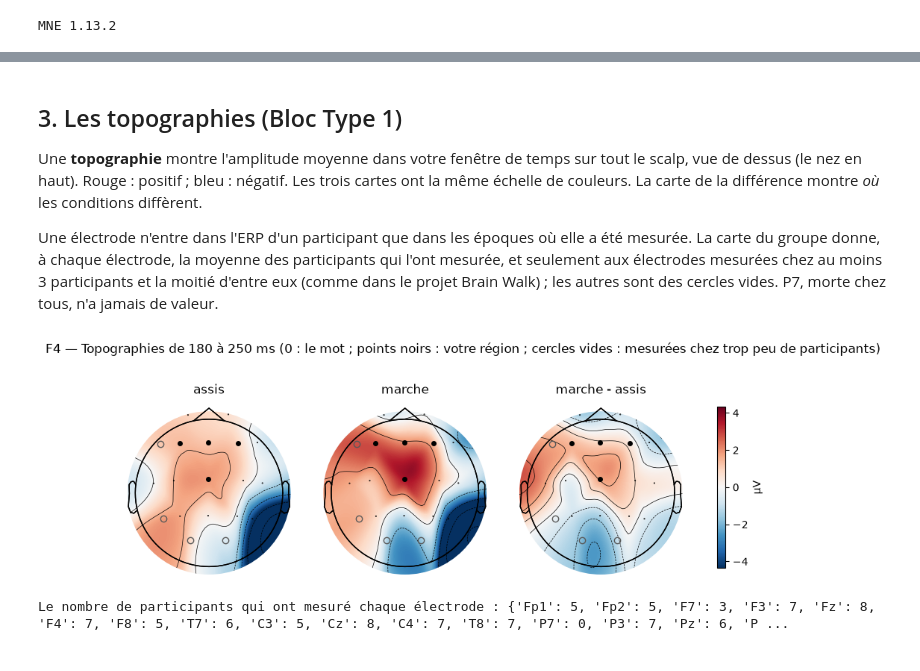
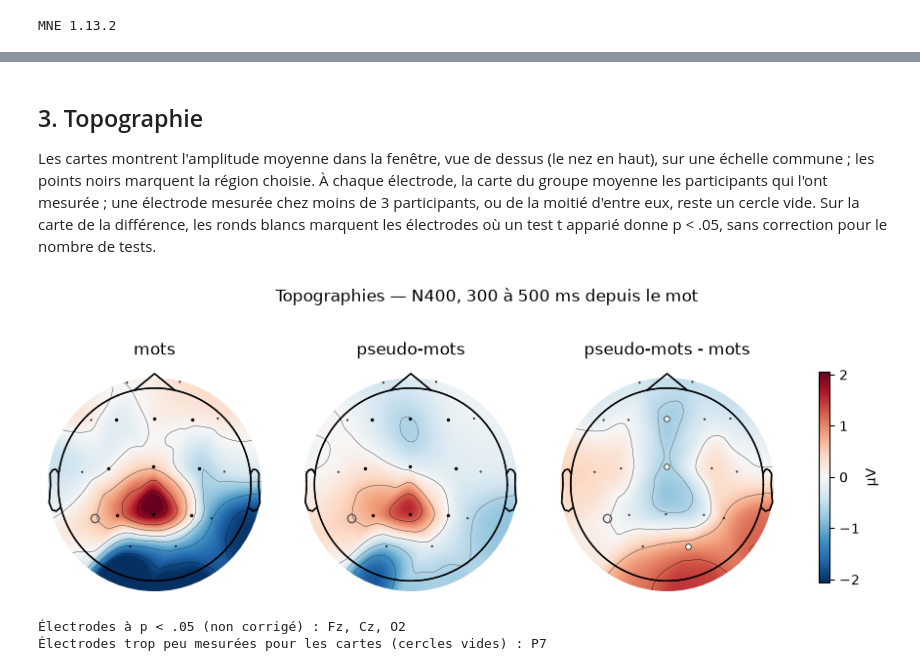
Before and after one commit to thecocolab/PSY2007D-UdeM, a Jupyter notebook: 09_analysis1_lexicaldecision.ipynb, the cells around one changed output, grey strips where cells are left out. Cells and saved outputs as stored; diff of their text form; code cells hidden in the pictures.

```diff
--- a/09_analysis1_lexicaldecision.ipynb
+++ b/09_analysis1_lexicaldecision.ipynb
@@ -400,17 +496,9 @@ P006 laissé de côté : 304 essais assis, 0 essais marche
 # %%
-# ---- F2 : les ERP du groupe dans la région choisie -------------------------------------------------------------------------------
-info_region = mne.create_info(['région'], erp_A[0].info['sfreq'], 'eeg')   # un seul « canal » : la région
-courbes = {cond: [mne.EvokedArray(o[None, :] * 1e-6, info_region, tmin=temps[0]) for o in ondes]   # MNE travaille en volts
-           for cond, ondes in ((COND_A, onde_A), (COND_B, onde_B))}
-figures = mne.viz.plot_compare_evokeds(courbes, picks='région', ci=0.95, colors=COULEURS, show_sensors=False, show=False)
-ax = figures[0].axes[0]
-ax.set_title(f'F2 — ERP du groupe ({len(participants)} participants), moyenne des électrodes mesurées de la région {", ".join(REGION)}')
-haut = ax.get_ylim()[1]
-for nom, composante in COMPOSANTES.items():                  # les fenêtres des composantes qui ont le même zéro, en gris
-    if composante['centre'] == CENTRE:
-        ax.axvspan(*composante['fenetre'], color='0.92', zorder=0)
-        ax.text(np.mean(composante['fenetre']), haut * 0.92, nom, ha='center', fontsize=9)
-ax.axvspan(*FENETRE, color='#ffd27f', alpha=0.6, zorder=0)    # votre fenêtre, en jaune
-ax.set_xlabel(f'temps depuis {ZERO} (s)')
+# ---- F2 : les ERP du groupe ------------------------------------------------------------------------------------------------------
+figure = mne.viz.plot_compare_evokeds({COND_A: onde_A, COND_B: onde_B}, picks='région', ci=0.95, colors=COULEURS, show_sensors=False,
+                                      title=f'ERP du groupe — {NOM}, région {", ".join(REGION)}', show=False)[0]
+ax = figure.axes[0]
+ax.axvspan(*FENETRE, color='0.9', zorder=0)                  # la fenêtre de la composante
+ax.set_xlabel(f'Temps depuis {ZERO} (s)')
 plt.show()
 # %% [output]
@@ -487,38 +556,45 @@ Amas à p < .05 : aucun
 # %% [markdown]
-## 3. Les topographies (Bloc Type 1)
+## 3. Topographie
 
-Une **topographie** montre l'amplitude moyenne dans votre fenêtre de temps sur tout le scalp, vue de dessus (le nez en haut). Rouge : positif ;
-bleu : négatif. Les trois cartes ont la même échelle de couleurs. La carte de la différence montre *où* les conditions diffèrent.
-
-Une électrode n'entre dans l'ERP d'un participant que dans les époques où elle a été mesurée. La carte du groupe donne, à chaque
-électrode, la moyenne des participants qui l'ont mesurée, et seulement aux électrodes mesurées chez au moins 3 participants et la
-moitié d'entre eux (comme dans le projet Brain Walk) ; les autres sont des cercles vides. P7, morte chez tous, n'a jamais de valeur.
+Les cartes montrent l'amplitude moyenne dans la fenêtre, vue de dessus (le nez en haut), sur une échelle commune ; les points noirs marquent
+la région choisie. À chaque électrode, la carte du groupe moyenne les participants qui l'ont mesurée ; une électrode mesurée chez moins de 3
+participants, ou de la moitié d'entre eux, reste un cercle vide. Sur la carte de la différence, les ronds blancs marquent les électrodes où un
+test t apparié donne p < .05, sans correction pour le nombre de tests.
 # %%
-# ---- F4 : les cartes des deux conditions et de leur différence -------------------------------------------------------------------
+# ---- F4 : les topographies -------------------------------------------------------------------------------------------------------
 from matplotlib.colors import ListedColormap                 # une carte de couleurs transparente, pour les cercles vides
-noms_ch = erp_A[0].ch_names
-valeurs_A = np.array([e.copy().crop(*FENETRE).data.mean(axis=1) for e in erp_A]) * 1e6   # participants x électrodes (µV ; NaN : pas mesurée)
-valeurs_B = np.array([e.copy().crop(*FENETRE).data.mean(axis=1) for e in erp_B]) * 1e6
+noms_ch = np.array(erp_A[0].ch_names)
+valeurs_A = np.array([e.copy().crop(*FENETRE).get_data(units='uV').mean(axis=1) for e in erp_A])   # participants x électrodes (µV ; NaN : pas mesurée)
+valeurs_B = np.array([e.copy().crop(*FENETRE).get_data(units='uV').mean(axis=1) for e in erp_B])
 deux = np.isfinite(valeurs_A) & np.isfinite(valeurs_B)       # le participant a mesuré l'électrode dans les deux conditions
-n_mesure = deux.sum(axis=0)                                  # le nombre de participants qui l'ont mesurée
-vue = n_mesure >= max(3, len(participants) / 2)              # la règle du projet : au moins 3 participants, et la moitié d'entre eux
-cartes = [np.array([valeurs[deux[:, j], j].mean() if vue[j] else np.nan for j in range(len(noms_ch))])
-          for valeurs in (valeurs_A, valeurs_B, valeurs_B - valeurs_A)]   # à chaque électrode, la moyenne des participants qui l'ont mesurée
-limite = max(np.nanmax(np.abs(c)) for c in cartes)           # la même échelle pour les trois cartes
-info_vue = mne.pick_info(erp_A[0].info, np.flatnonzero(vue))
+vue = deux.sum(axis=0) >= max(3, len(participants) / 2)      # la règle du projet : au moins 3 participants, et la moitié d'entre eux
+visibles = np.flatnonzero(vue)
+info_vue = mne.pick_info(erp_A[0].info, visibles)
+info_vue['bads'] = []
+# l'ERP du groupe à chaque électrode visible : la moyenne des participants qui l'ont mesurée dans les deux conditions
+groupe = {}
+for nom, erps in ((COND_A, erp_A), (COND_B, erp_B)):
+    donnees = np.array([e.data for e in erps])               # participants x électrodes x instants (V)
+    groupe[nom] = mne.EvokedArray(np.array([donnees[deux[:, j], j].mean(axis=0) for j in visibles]), info_vue, tmin=erps[0].tmin)
+groupe[f'{COND_B} - {COND_A}'] = mne.combine_evoked([groupe[COND_B], groupe[COND_A]], weights=[1, -1])
+p_electrodes = np.array([stats.ttest_rel(valeurs_B[deux[:, j], j], valeurs_A[deux[:, j], j]).pvalue for j in visibles])   # un test par électrode
+limite = max(np.abs(ev.copy().crop(*FENETRE).get_data(units='uV').mean(axis=1)).max() for ev in groupe.values())   # une échelle
+masques = [np.isin(noms_ch[vue], REGION)] * 2 + [p_electrodes < 0.05]
+styles = [dict(marker='o', markerfacecolor='k', markersize=4)] * 2 + [dict(marker='o', markerfacecolor='w', markeredgecolor='k', markersize=8)]
 fig, axes = plt.subplots(1, 3, figsize=(12, 4))
-for ax, carte, titre in zip(axes, cartes, [COND_A, COND_B, f'{COND_B} - {COND_A}']):
-    image, _ = mne.viz.plot_topomap(carte[vue], info_vue, axes=ax, show=False, vlim=(-limite, limite), cmap='RdBu_r',
-                                    mask=np.isin(np.array(noms_ch)[vue], REGION), mask_params=dict(marker='o', markerfacecolor='k', markersize=4))
+for ax, (titre, ev), masque, style in zip(axes, groupe.items(), masques, styles):
+    ev.plot_topomap(times=np.mean(FENETRE), average=FENETRE[1] - FENETRE[0], axes=ax, vlim=(-limite, limite), cmap='RdBu_r', colorbar=False,
+                    mask=np.repeat(masque[:, None], len(ev.times), axis=1), mask_params=style, time_format='', show=False)
     if not vue.all():                                        # les électrodes trop peu mesurées : des cercles vides, sans valeur
         mne.viz.plot_topomap(np.zeros(len(noms_ch)), erp_A[0].info, axes=ax, show=False, vlim=(-1, 1), cmap=ListedColormap([(0, 0, 0, 0)]),
                              contours=0, sensors=False, mask=~vue, mask_params=dict(marker='o', markerfacecolor='none', markeredgecolor='0.35', markersize=6))
     ax.set_title(titre)
-fig.colorbar(image, ax=axes, shrink=0.7, label='µV')
-fig.suptitle(f'F4 — Topographies de {FENETRE[0] * 1000:.0f} à {FENETRE[1] * 1000:.0f} ms (0 : {ZERO} ; points noirs : votre région ; '
-             f'cercles vides : mesurées chez trop peu de participants)')
+fig.colorbar(axes[0].images[0], ax=axes, shrink=0.7, label='µV')
+fig.suptitle(f'Topographies — {NOM}, {FENETRE[0] * 1000:.0f} à {FENETRE[1] * 1000:.0f} ms depuis {ZERO}')
 plt.show()
-print('Le nombre de participants qui ont mesuré chaque électrode :', dict(zip(noms_ch, n_mesure.tolist())))
+print('Électrodes à p < .05 (non corrigé) :', ', '.join(noms_ch[vue][p_electrodes < 0.05]) or 'aucune')
+print('Électrodes trop peu mesurées pour les cartes (cercles vides) :', ', '.join(noms_ch[~vue]) or 'aucune')
 # %% [output]
-[figure, old version]
+[figure, new version]
-Le nombre de participants qui ont mesuré chaque électrode : {'Fp1': 5, 'Fp2': 5, 'F7': 3, 'F3': 7, 'Fz': 8, 'F4': 7, 'F8': 5, 'T7': 6, 'C3': 5, 'Cz': 8, 'C4': 7, 'T8': 7, 'P7': 0, 'P3': 7, 'Pz': 6, 'P ...
+Électrodes à p < .05 (non corrigé) : Fz, Cz, O2
+Électrodes trop peu mesurées pour les cartes (cercles vides) : P7
```
Also changed, not shown: parts of 51 cells of this notebook, 3 other files.
